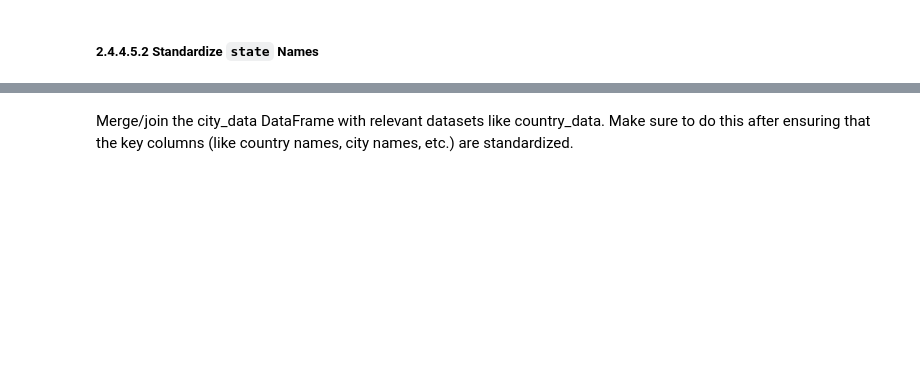
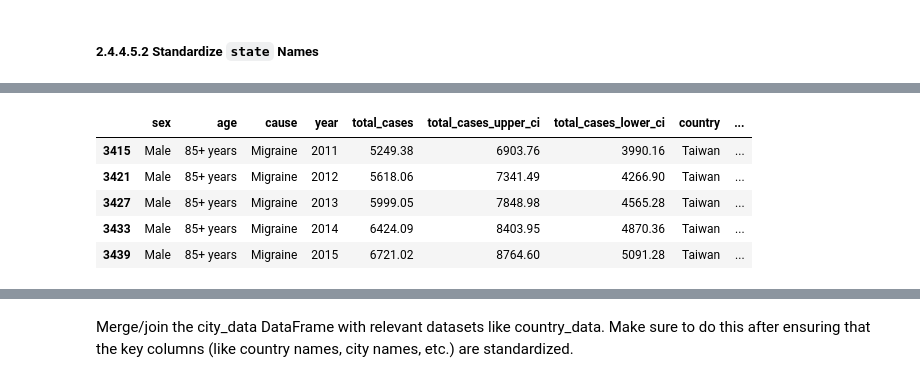
Before and after one commit to christinedbaxter/analyticsCapstone, a Jupyter notebook: notebooks/02_data_preprocessing.ipynb, the cells around one changed output, grey strips where cells are left out. Cells and saved outputs as stored; diff of their text form; code cells hidden in the pictures; blank space fills up the shorter version.

Commit message:
data cleaning migraine data, combining with weather data

```diff
--- a/notebooks/02_data_preprocessing.ipynb
+++ b/notebooks/02_data_preprocessing.ipynb
@@ -2540,0 +2678,10 @@ migraine_data_countries_and_states
+# %%
+# Copy the migraine_data dataframe
+migraine_data = migraine_data.copy()
+
+# Create a new column for the country using the `location` column and the `COUNTRIES` list
+migraine_data['country'] = migraine_data['location'].apply\
+    (lambda x: x if x in migraine_filtered_countries_list else 'United States of America')
+
+# Confirm the changes
+migraine_data['country'].unique()
@@ -2541,2 +2706,8 @@ migraine_data_countries_and_states
 # %% [markdown]
 ##### 2.4.4.5.2 Standardize `state` Names
+# %%
+# Create a new list including the U.S. states
+migraine_filtered_states_list = [item for item in set_migraine_countries_and_states if item in set_US_states]
+
+# View the list
+migraine_filtered_states_list
@@ -2542,0 +2732,7 @@ migraine_data_countries_and_states
+# %%
+# Create a new column for the state using the `location` column and the `US_STATES` list
+migraine_data['state'] = migraine_data['location'].apply\
+    (lambda x: x if x in migraine_filtered_states_list else 'Non-US')
+
+# Confirm the changes
+migraine_data['state'].unique()
@@ -2542,0 +2780,12 @@ migraine_data_countries_and_states
+# %%
+# Drop the `location` column
+migraine_data.drop(columns=['location'], inplace=True)
+# %%
+migraine_data.head()
+# %% [output]
+|  | sex | age | cause | year | total_cases | total_cases_upper_ci | total_cases_lower_ci | country | ... |
+| 3415 | Male | 85+ years | Migraine | 2011 | 5249.38 | 6903.76 | 3990.16 | Taiwan | ... |
+| 3421 | Male | 85+ years | Migraine | 2012 | 5618.06 | 7341.49 | 4266.90 | Taiwan | ... |
+| 3427 | Male | 85+ years | Migraine | 2013 | 5999.05 | 7848.98 | 4565.28 | Taiwan | ... |
+| 3433 | Male | 85+ years | Migraine | 2014 | 6424.09 | 8403.95 | 4870.36 | Taiwan | ... |
+| 3439 | Male | 85+ years | Migraine | 2015 | 6721.02 | 8764.60 | 5091.28 | Taiwan | ... |
```
Also changed, not shown: parts of 78 cells of this notebook.
